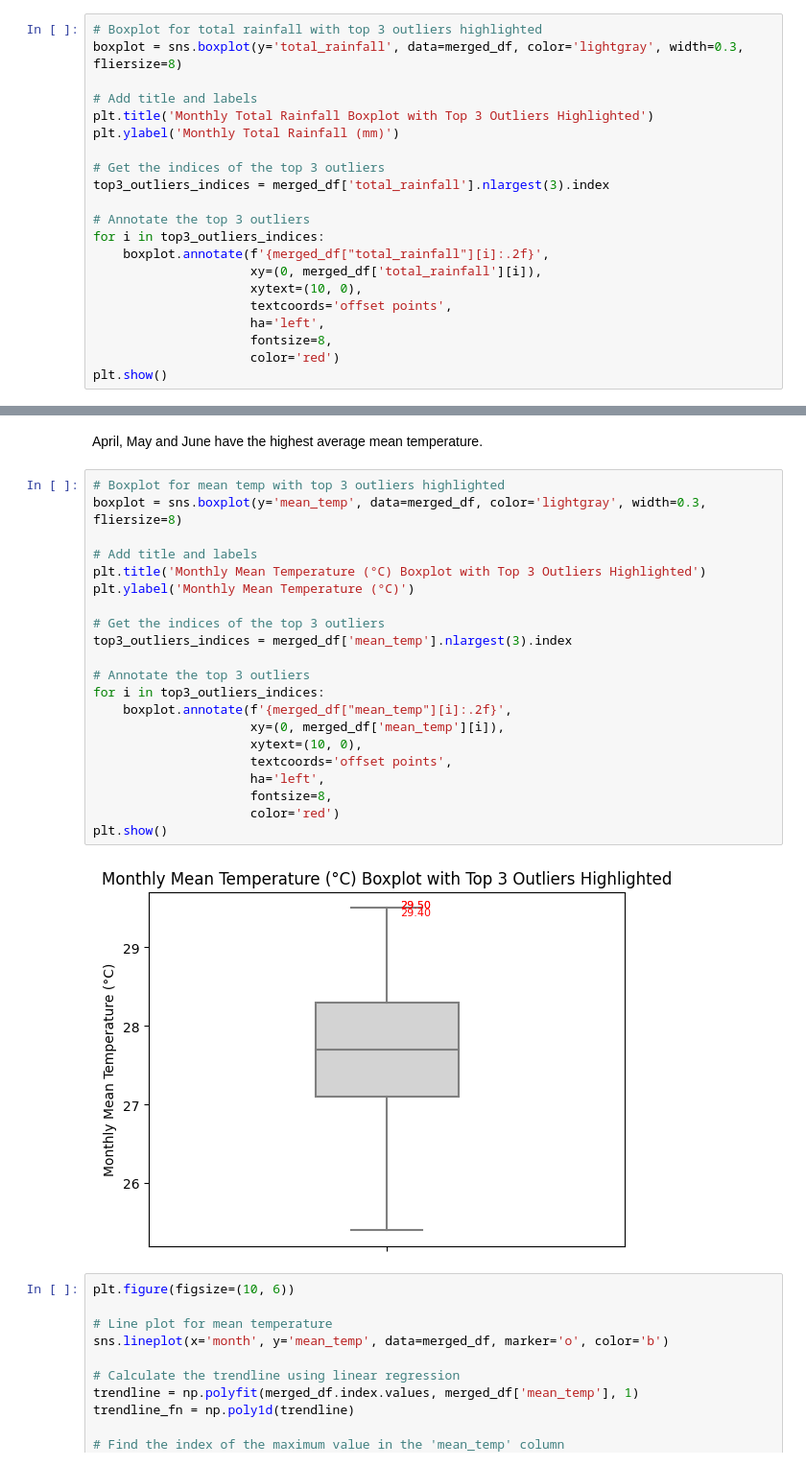
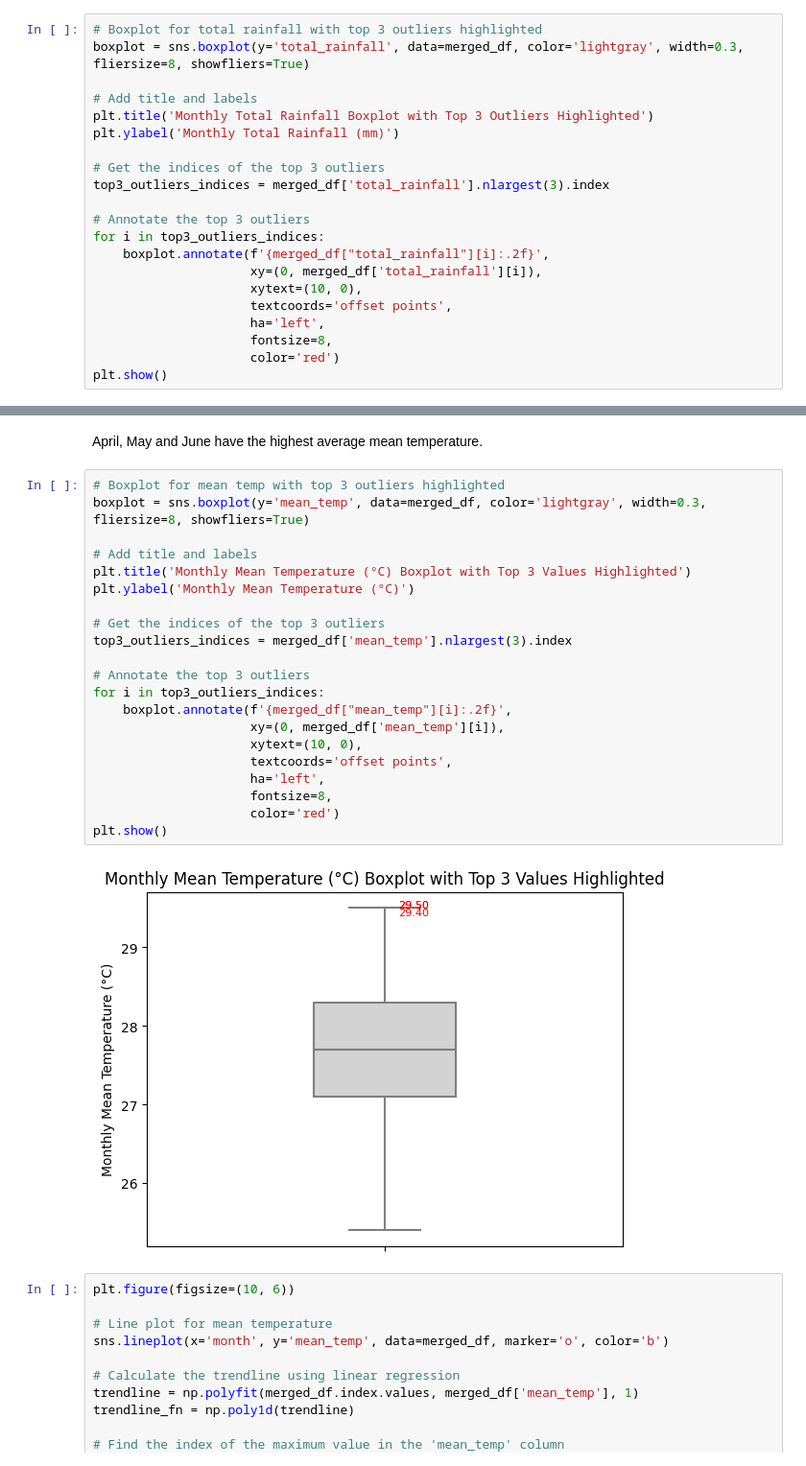
Before and after one commit to tengyneo/project1, a Jupyter notebook: notebook/p1_EDA_tengyong.ipynb, the cells around one changed output, grey strips where cells are left out. Shown at 96% size. Drawn from its saved outputs; the diff is of its cells as text.

```diff
--- a/notebook/p1_EDA_tengyong.ipynb
+++ b/notebook/p1_EDA_tengyong.ipynb
@@ -527,6 +525,6 @@ December, November and January have the highest total rainfall, irregardless of
 # %%
 # Boxplot for total rainfall with top 3 outliers highlighted
-boxplot = sns.boxplot(y='total_rainfall', data=merged_df, color='lightgray', width=0.3, fliersize=8)
+boxplot = sns.boxplot(y='total_rainfall', data=merged_df, color='lightgray', width=0.3, fliersize=8, showfliers=True)
 
 # Add title and labels
 plt.title('Monthly Total Rainfall Boxplot with Top 3 Outliers Highlighted')
@@ -692,27 +690,27 @@ merged_df.groupby(['month_only'])['mean_temp'].mean().reset_index().sort_values(
 April, May and June have the highest average mean temperature.
 # %%
 # Boxplot for mean temp with top 3 outliers highlighted
-boxplot = sns.boxplot(y='mean_temp', data=merged_df, color='lightgray', width=0.3, fliersize=8)
+boxplot = sns.boxplot(y='mean_temp', data=merged_df, color='lightgray', width=0.3, fliersize=8, showfliers=True)
 
 # Add title and labels
-plt.title('Monthly Mean Temperature (°C) Boxplot with Top 3 Outliers Highlighted')
+plt.title('Monthly Mean Temperature (°C) Boxplot with Top 3 Values Highlighted')
 plt.ylabel('Monthly Mean Temperature (°C)')
 
 # Get the indices of the top 3 outliers
 top3_outliers_indices = merged_df['mean_temp'].nlargest(3).index
 
 # Annotate the top 3 outliers
 for i in top3_outliers_indices:
     boxplot.annotate(f'{merged_df["mean_temp"][i]:.2f}',
                      xy=(0, merged_df['mean_temp'][i]),
                      xytext=(10, 0),
                      textcoords='offset points',
                      ha='left',
                      fontsize=8,
                      color='red')
 plt.show()
 # %% [output]
-[figure, old version]
+[figure, new version]
 # %%
 plt.figure(figsize=(10, 6))
 
```
Also changed, not shown: parts of 37 cells of this notebook.
